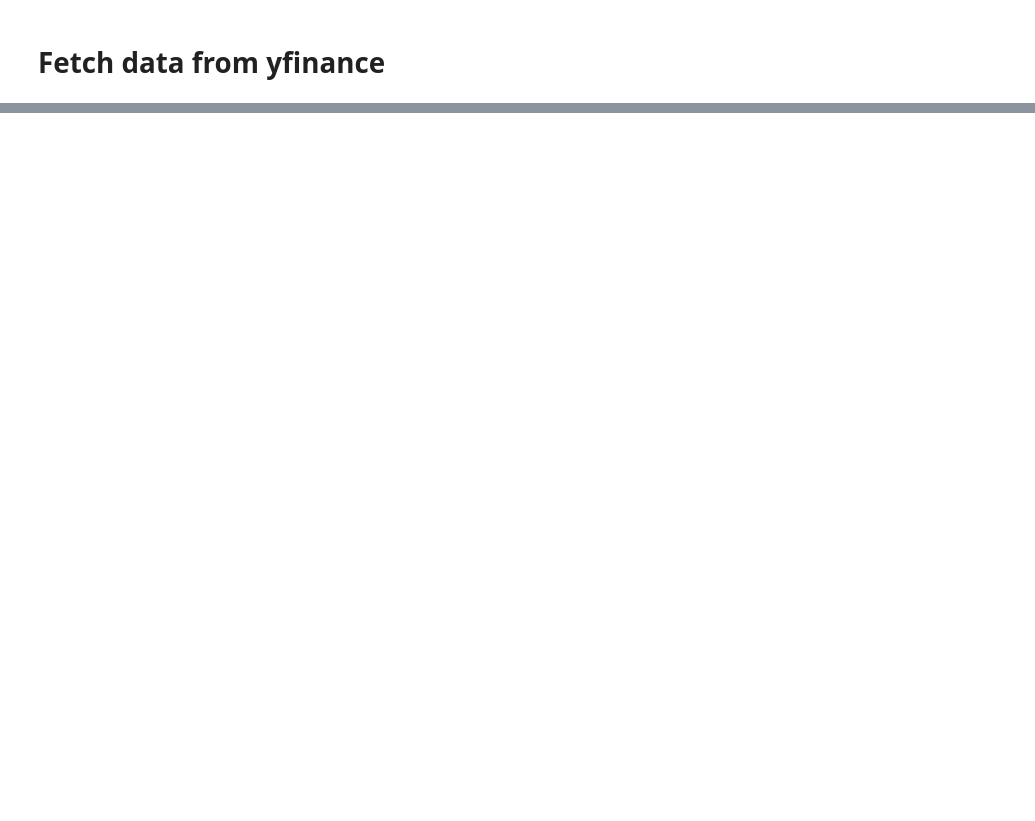
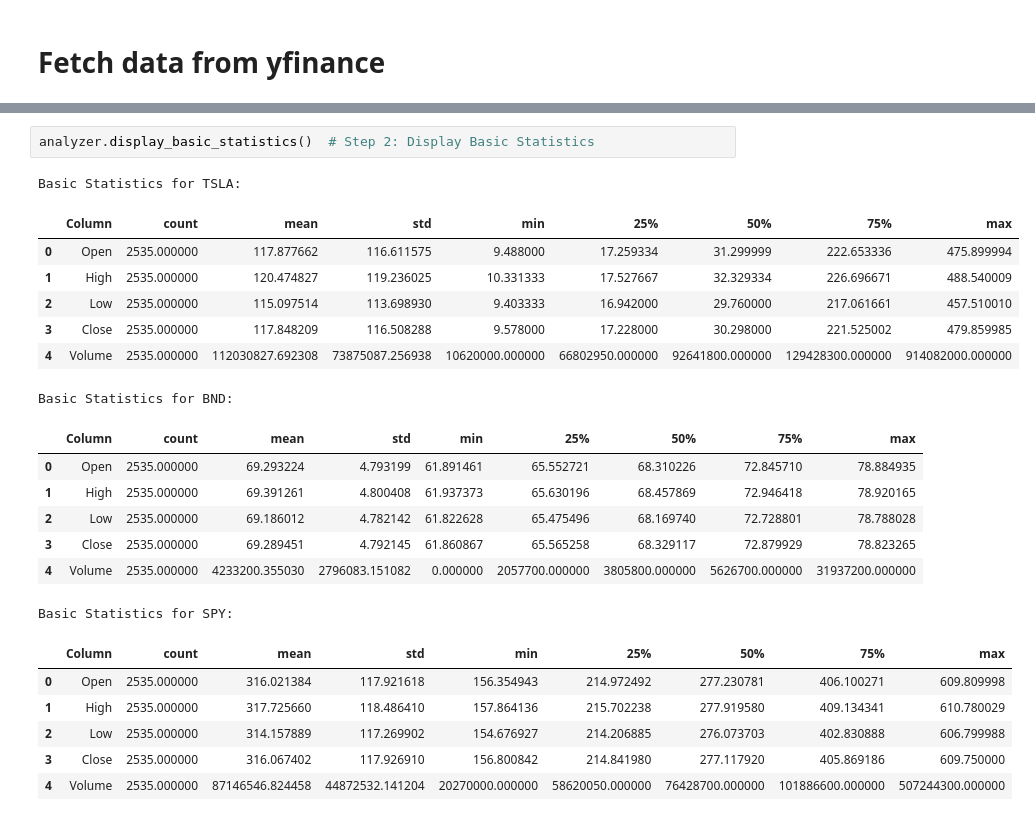
Before and after one commit to zereay74/Kaim-week-11, a Jupyter notebook: notebooks/Task_1_Preprocess_and _Explore_the_Data.ipynb, the cells around one changed output, grey strips where cells are left out. Cells and saved outputs as stored; diff of their text form; blank space fills up the shorter version.

```diff
--- a/notebooks/Task_1_Preprocess_and _Explore_the_Data.ipynb
+++ b/notebooks/Task_1_Preprocess_and _Explore_the_Data.ipynb
@@ -47,0 +68,24 @@ fetcher.save_to_csv(stock_data)
+# %%
+analyzer.display_basic_statistics()  # Step 2: Display Basic Statistics
+# %% [output]
+Basic Statistics for TSLA:
+|  | Column | count | mean | std | min | 25% | 50% | 75% | max |
+| 0 | Open | 2535.000000 | 117.877662 | 116.611575 | 9.488000 | 17.259334 | 31.299999 | 222.653336 | 475.899994 |
+| 1 | High | 2535.000000 | 120.474827 | 119.236025 | 10.331333 | 17.527667 | 32.329334 | 226.696671 | 488.540009 |
+| 2 | Low | 2535.000000 | 115.097514 | 113.698930 | 9.403333 | 16.942000 | 29.760000 | 217.061661 | 457.510010 |
+| 3 | Close | 2535.000000 | 117.848209 | 116.508288 | 9.578000 | 17.228000 | 30.298000 | 221.525002 | 479.859985 |
+| 4 | Volume | 2535.000000 | 112030827.692308 | 73875087.256938 | 10620000.000000 | 66802950.000000 | 92641800.000000 | 129428300.000000 | 914082000.000000 |
+Basic Statistics for BND:
+|  | Column | count | mean | std | min | 25% | 50% | 75% | max |
+| 0 | Open | 2535.000000 | 69.293224 | 4.793199 | 61.891461 | 65.552721 | 68.310226 | 72.845710 | 78.884935 |
+| 1 | High | 2535.000000 | 69.391261 | 4.800408 | 61.937373 | 65.630196 | 68.457869 | 72.946418 | 78.920165 |
+| 2 | Low | 2535.000000 | 69.186012 | 4.782142 | 61.822628 | 65.475496 | 68.169740 | 72.728801 | 78.788028 |
+| 3 | Close | 2535.000000 | 69.289451 | 4.792145 | 61.860867 | 65.565258 | 68.329117 | 72.879929 | 78.823265 |
+| 4 | Volume | 2535.000000 | 4233200.355030 | 2796083.151082 | 0.000000 | 2057700.000000 | 3805800.000000 | 5626700.000000 | 31937200.000000 |
+Basic Statistics for SPY:
+|  | Column | count | mean | std | min | 25% | 50% | 75% | max |
+| 0 | Open | 2535.000000 | 316.021384 | 117.921618 | 156.354943 | 214.972492 | 277.230781 | 406.100271 | 609.809998 |
+| 1 | High | 2535.000000 | 317.725660 | 118.486410 | 157.864136 | 215.702238 | 277.919580 | 409.134341 | 610.780029 |
+| 2 | Low | 2535.000000 | 314.157889 | 117.269902 | 154.676927 | 214.206885 | 276.073703 | 402.830888 | 606.799988 |
+| 3 | Close | 2535.000000 | 316.067402 | 117.926910 | 156.800842 | 214.841980 | 277.117920 | 405.869186 | 609.750000 |
+| 4 | Volume | 2535.000000 | 87146546.824458 | 44872532.141204 | 20270000.000000 | 58620050.000000 | 76428700.000000 | 101886600.000000 | 507244300.000000 |
```
Also changed, not shown: parts of 20 cells of this notebook, 3 other files.
